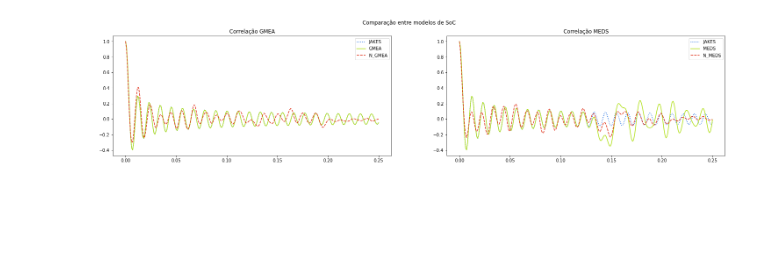
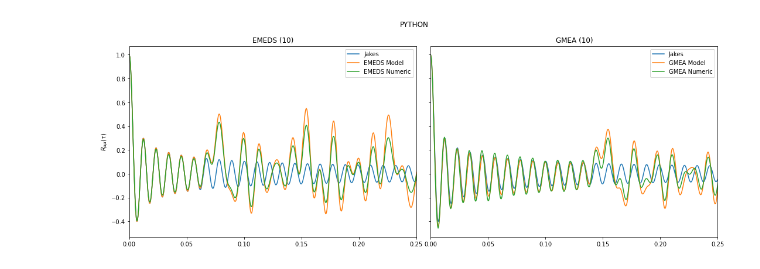
Before and after one commit to ArthurTome/MRC-Library, a Jupyter notebook: python/MRC_Cisoides.ipynb, the cells around one changed output. Cells and saved outputs as stored; diff of their text form; code cells hidden in the pictures; blank space fills up the shorter version.

```diff
--- a/python/MRC_Cisoides.ipynb
+++ b/python/MRC_Cisoides.ipynb
@@ -117,45 +78,0 @@ rxx2 = RXX(mod, freq, tal, Ts, N)       #MEDS
-# %%
-#    |==========| |GERA SOC NUMERICA| |==================|
-mod, freq = GMEA(sig, F, N)
-phas = phas = Rand_PHAS(N)
-soc1 = SoC(mod, freq, phas, T, Ts, N)
-rxx = NRxx(soc1, tal, Ts)
-
-
-for i in range(100):
-  phas = Rand_PHAS(N)
-  soc1 += SoC(mod, freq, phas, T, Ts, N)
-  soc1 /= 2
-nrxx1 = NRxx(soc1, tal, Ts)
-
-mod, freq = MEDS(sig, F, N)
-phas = phas = Rand_PHAS(N)
-soc2 = SoC(mod, freq, phas, T, Ts, N)
-rxx = NRxx(soc2, tal, Ts)
-
-
-for i in range(100):
-  phas = Rand_PHAS(N)
-  soc2 += SoC(mod, freq, phas, T, Ts, N)
-  soc2 /= 2
-nrxx2 = NRxx(soc2, tal, Ts)
-# %%
-#    |===============| |RESULTADOS| |====================|
-fig, (ax1, ax2) = plt.subplots(1, 2, figsize = (25, 5))
-fig.suptitle('Comparação entre modelos de SoC')
-ax1.plot(np.linspace(0, tal, (int)(tal/Ts) + 1), irxx, '#015BE0', ls='dotted')
-ax1.plot(np.linspace(0, tal, (int)(tal/Ts + 1)), rxx1, '#B0E016', ls='solid')
-ax1.plot(np.linspace(0, tal, (int)(tal/Ts) + 1), nrxx1.real, '#E02E16', ls='dashed')
-ax1.set_title('Correlação GMEA')
-ax1.legend(['JAKES', 'GMEA', 'N_GMEA'])
-
-ax2.plot(np.linspace(0, tal, (int)(tal/Ts) + 1), irxx, '#015BE0', ls='dotted')
-ax2.plot(np.linspace(0, tal, (int)(tal/Ts) + 1), rxx2, '#B0E016', ls='solid')
-ax2.plot(np.linspace(0, tal, (int)(tal/Ts) + 1), nrxx2.real, '#E02E16', ls='dashed')
-
-ax2.set_title('Correlação MEDS')
-ax2.legend(['JAKES', 'MEDS', 'N_MEDS'])
-
-plt.show()
-# %% [output]
-[figure, removed]
@@ -162 +123,18 @@ plt.show()
+# %%
+#    |==================| |PLOT| |=======================|
+fig, (ax1, ax2) = plt.subplots(1, 2, sharey = True, figsize = (18, 6))
+fig.suptitle('PYTHON')
+ax1.plot(t_g, irxx, t_g, rxx_meds, t_g, np.real(rxx_meds_n)/np.real(rxx_meds_n[0]))
+ax1.set_title('EMEDS (10)')
+ax1.set_ylabel(r'$R_{\mu\mu}(\tau)$')
+ax1.legend(['Jakes', 'EMEDS Model', 'EMEDS Numeric'])
+ax1.set_xlim(0, 0.25)
+ax2.plot(t_g, irxx, t_g, rxx_gmea, t_g, np.real(rxx_gmea_n)/np.real(rxx_gmea_n[0]))
+ax2.set_title('GMEA (10)')
+ax2.legend(['Jakes', 'GMEA Model', 'GMEA Numeric'])
+ax2.set_xlim(0, 0.25)
+fig.subplots_adjust(wspace=0.05)
+fig.show()
+# %% [output]
+[figure, added]
 # %%
```
Also changed, not shown: parts of 6 cells of this notebook, 5 other files.
